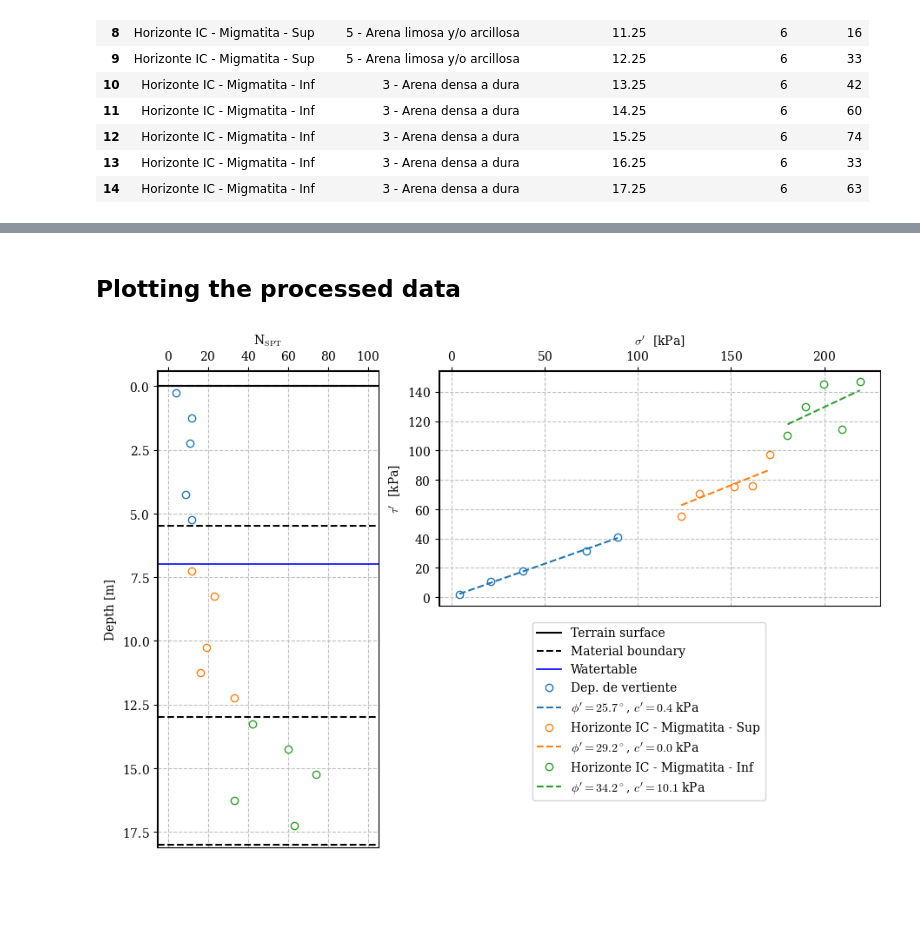
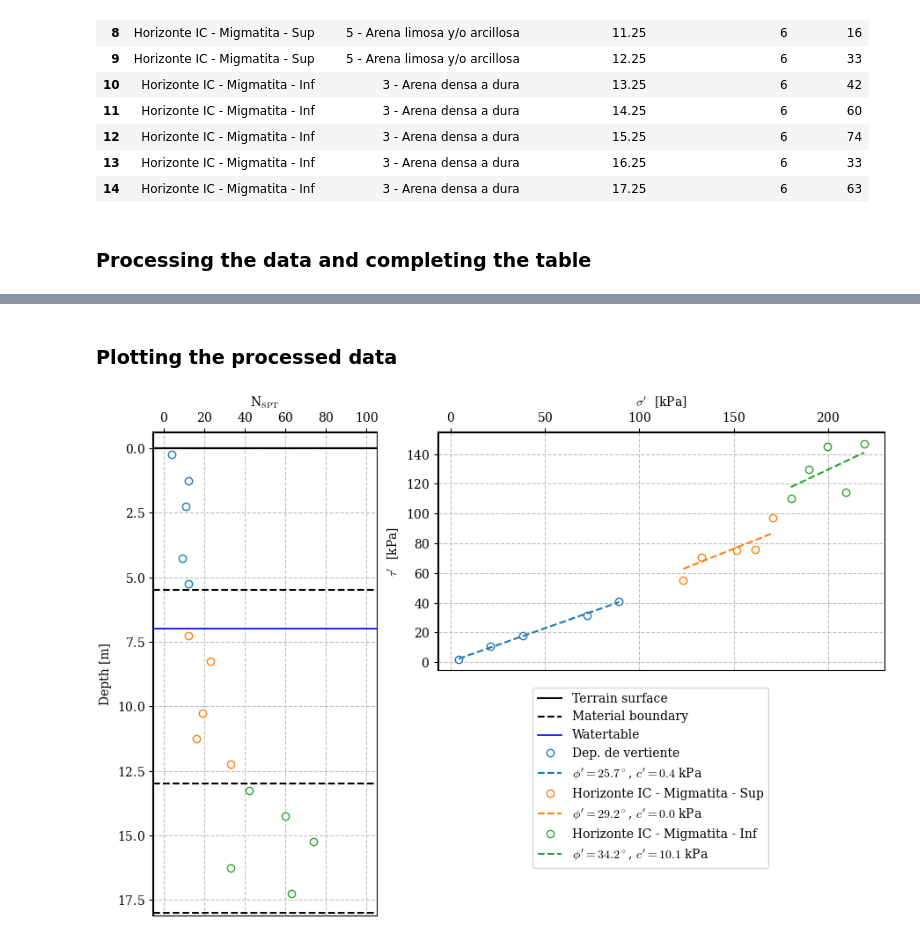
Before and after one commit to AppliedMechanics-EAFIT/slope_stability, a Jupyter notebook: notebooks/spt_processing.ipynb, the cells around one changed output, grey strips where cells are left out. Saved outputs shown, nothing was run; the diff lists cells and outputs as text; code cells hidden in the pictures; blank space fills up the shorter version.

```diff
--- a/notebooks/spt_processing.ipynb
+++ b/notebooks/spt_processing.ipynb
@@ -263,4 +225,5 @@ def plot_processing(df, mat_depths, wt_depth, figsize=[9, 6]):
         ax.spines["left"].set_linewidth(1.5)
         ax.grid(True, ls="--", color="silver")
     fig.legend(loc='upper center', bbox_to_anchor=(0.7, 0.45), ncol=1)
+    display_fig(fig)
     return fig
@@ -329,6 +330,8 @@ df_2
 | 12 | Horizonte IC - Migmatita - Inf | 3 - Arena densa a dura | 15.25 | 6 | 74 |
 | 13 | Horizonte IC - Migmatita - Inf | 3 - Arena densa a dura | 16.25 | 6 | 33 |
 | 14 | Horizonte IC - Migmatita - Inf | 3 - Arena densa a dura | 17.25 | 6 | 63 |
+# %% [markdown]
+### Processing the data and completing the table
 # %%
 complete_table(df_2, mat_depths, 𝛾_moist, 𝛾_sat, wt_depth, perfo_diam, field_test_energy, corr_𝜙)
 df_2
@@ -350,8 +353,8 @@ df_2
 | 13 | Horizonte IC - Migmatita - Inf | 3 - Arena densa a dura | 16.25 | 6 | 33 | 209.3825 | 0.627641 | 0.75 | ... |
 | 14 | Horizonte IC - Migmatita - Inf | 3 - Arena densa a dura | 17.25 | 6 | 63 | 219.0725 | 0.608323 | 0.75 | ... |
 # %% [markdown]
-## Plotting the processed data
+### Plotting the processed data
 # %%
-plot_processing(df_2, mat_depths, wt_depth)
+fig = plot_processing(df_2, mat_depths, wt_depth)
 # %% [output]
-[figure, old version]
+[figure, new version]
```
Also changed, not shown: parts of 11 cells of this notebook.
